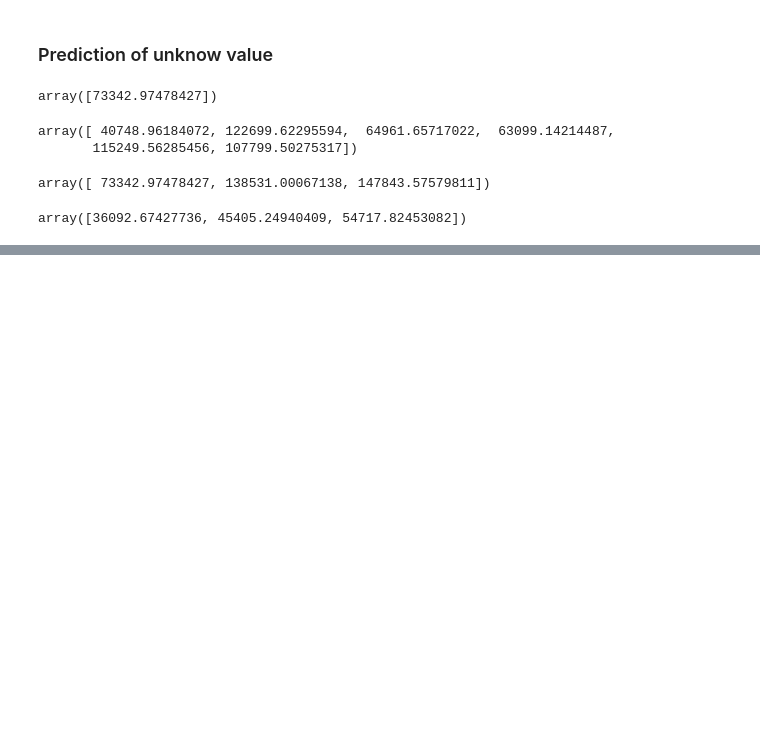
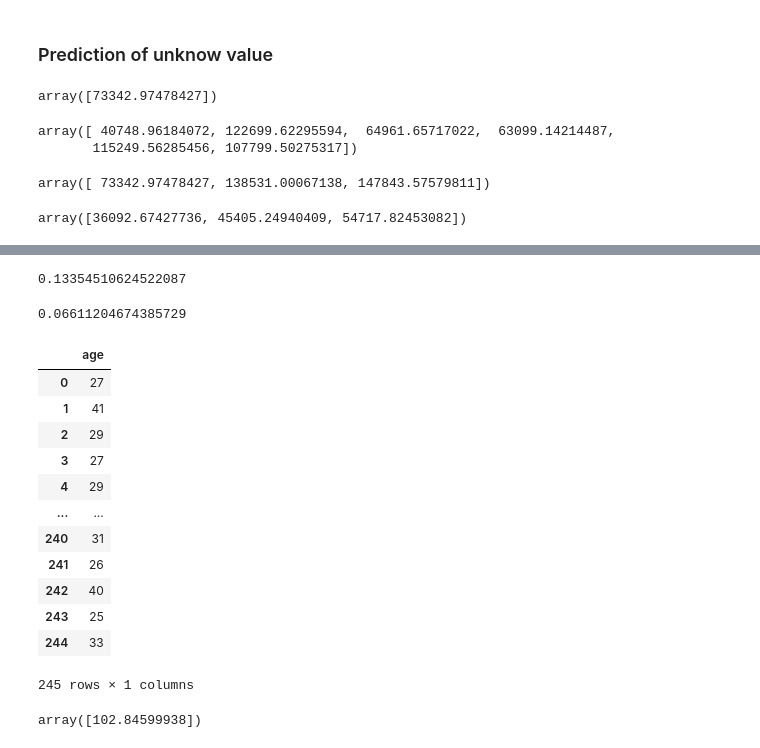
Before and after one commit to ruhanahmad/DataScience, a Jupyter notebook: MachineLearning/Linear Regression.ipynb, the cells around one changed output, grey strips where cells are left out. Drawn from its saved outputs; the diff is of its cells as text; code cells hidden in the pictures; blank space fills up the shorter version.

```diff
--- a/MachineLearning/Linear Regression.ipynb
+++ b/MachineLearning/Linear Regression.ipynb
@@ -140,0 +184,26 @@ array([36092.67427736, 45405.24940409, 54717.82453082])
+# %%
+print(model.score(X_test,y_test))
+model.score(X_train,y_train)
+# %% [output]
+0.13354510624522087
+0.06611204674385729
+# %%
+Z
+# %% [output]
+|  | age |
+| 0 | 27 |
+| 1 | 41 |
+| 2 | 29 |
+| 3 | 27 |
+| 4 | 29 |
+| ... | ... |
+| 240 | 31 |
+| 241 | 26 |
+| 242 | 40 |
+| 243 | 25 |
+| 244 | 33 |
+245 rows × 1 columns
+# %%
+model.predict([[70]])
+# %% [output]
+array([102.84599938])
```
Also changed, not shown: parts of 6 cells of this notebook, 1 other file.
